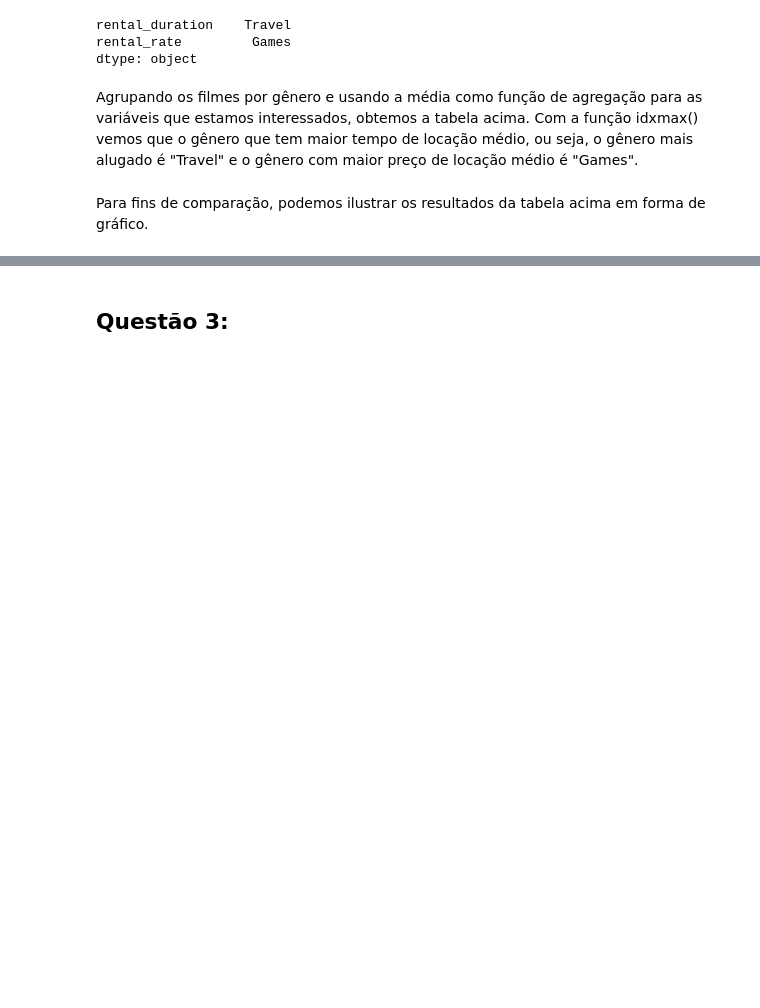
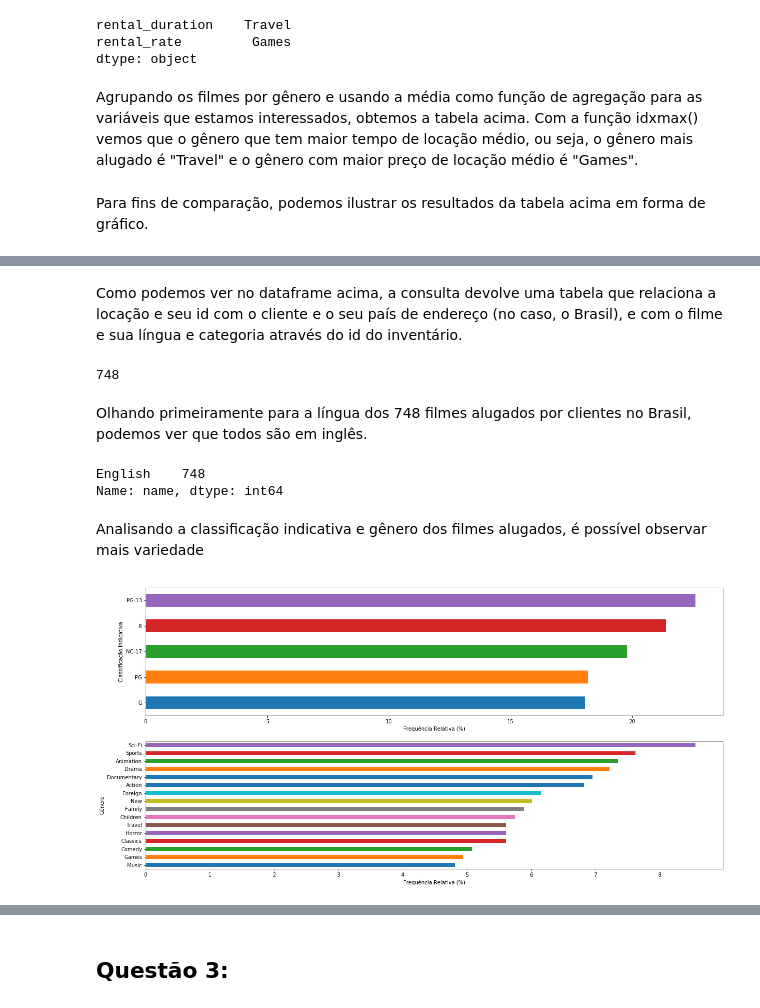
Before and after one commit to iblucher/MAC0459, a Jupyter notebook: Sakila.ipynb, the cells around one changed output, grey strips where cells are left out. Saved outputs shown, nothing was run; the diff lists cells and outputs as text; code cells hidden in the pictures; blank space fills up the shorter version.

```diff
--- a/Sakila.ipynb
+++ b/Sakila.ipynb
@@ -72,0 +111,3 @@ grouped_genres.plot(y = ['rental_duration', 'rental_rate'], kind = 'bar')
+# %%
+q2_csv = pd.read_csv('q2.csv')
+q2_csv.head()
@@ -72,0 +121,34 @@ grouped_genres.plot(y = ['rental_duration', 'rental_rate'], kind = 'bar')
+# %% [markdown]
+Como podemos ver no dataframe acima, a consulta devolve uma tabela que relaciona a locação e seu id com o cliente e o seu país de endereço (no caso, o Brasil), e com o filme e sua língua e categoria através do id do inventário.
+# %%
+len(q2_csv)
+# %% [output]
+748
+# %% [markdown]
+Olhando primeiramente para a língua dos 748 filmes alugados por clientes no Brasil, podemos ver que todos são em inglês.
+# %%
+q2_csv['name'].value_counts()
+# %% [output]
+English    748
+Name: name, dtype: int64
+# %% [markdown]
+Analisando a classificação indicativa e gênero dos filmes alugados, é possível observar mais variedade
+# %%
+def plotGroup(df, column):
+    series = df[column].value_counts() / len(df) * 100
+    series.sort_values().plot(kind = 'barh')
+
+fig = plt.figure()
+ax1 = fig.add_subplot(211)
+plotGroup(q2_csv, 'rating')
+ax2 = fig.add_subplot(212)
+plotGroup(q2_csv, 'name.1')
+
+ax1.set_xlabel(u'Frequência Relativa (%)')
+ax1.set_ylabel(u'Classificação Indicativa')
+ax2.set_xlabel(u'Frequência Relativa (%)')
+ax2.set_ylabel(u'Gênero')
+
+plt.show()
+# %% [output]
+[figure, added]
```
Also changed, not shown: parts of 12 cells of this notebook.
